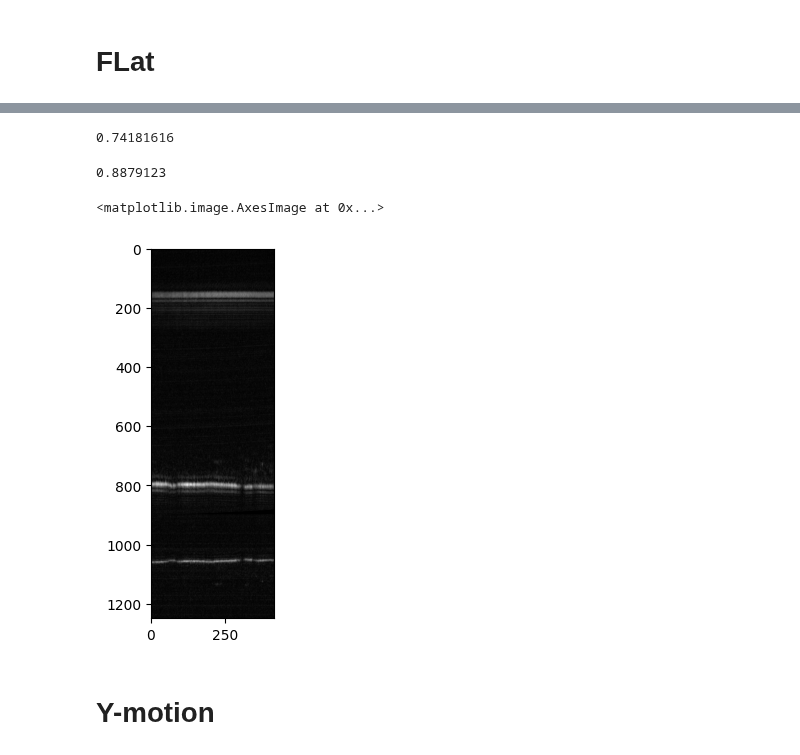
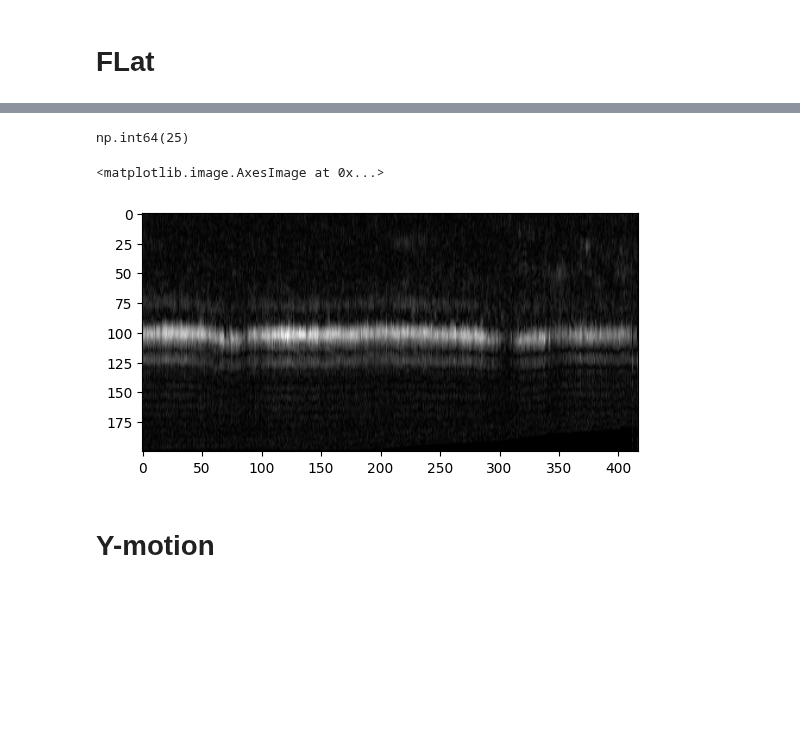
Before and after one commit to AKA2320/OCT_RA, a Jupyter notebook: Bifocal registration/pic3_FECD/bifocal_1.ipynb, the cells around one changed output, grey strips where cells are left out. Cells and saved outputs as stored; diff of their text form; code cells hidden in the pictures; blank space fills up the shorter version.

```diff
--- a/Bifocal registration/pic3_FECD/bifocal_1.ipynb
+++ b/Bifocal registration/pic3_FECD/bifocal_1.ipynb
@@ -85,0 +95,5 @@ print(np.mean(y_err_ncc[2:-2]))
+# %%
+static_flat = np.argmax(np.sum(original_data[:,UP:DOWN,:],axis=(0,1)))
+static_flat
+# %% [output]
+np.int64(25)
@@ -86,9 +142,10 @@ print(np.mean(y_err_ncc[2:-2]))
+# %%
+# UP,DOWN = 140,210
+tr_all = ants_all_tran_flat(original_data,UP,DOWN,static_flat)
+for i in tqdm(range(original_data.shape[2]),desc='warping'):
+    original_data[:,:DOWN,i]  = warp(original_data[:,:DOWN,i] ,AffineTransform(matrix=tr_all[i]),order=3)
 # %%
-mid = 900
-flat_err_ncc = []
-UP,DOWN = 100,250
-for i in tqdm(range(original_data.shape[2])):
-    flat_err_ncc.append(ncc(original_data[:,:mid,i],original_data[:,:mid,372])[0])
-print(np.mean(flat_err_ncc[2:-2]))
+# flat_err_ncc = []
+# for i in tqdm(range(original_data.shape[2])):
+#     flat_err_ncc.append(ncc(original_data[:,:mid,i],original_data[:,:mid,150])[0])
+# print(np.mean(flat_err_ncc[2:-2]))
-# %% [output]
-0.74181616
@@ -126,30 +152,7 @@ def ants_all_tran_flat(data,UP,DOWN):
-# %%
-n = original_data.shape[1]
-
-# finding the bright points in all images in standard interference
-temp_rotated_data = original_data[:,:n//2,:].transpose(2,1,0)
-nn = [np.argmax(np.sum(temp_rotated_data[i],axis=1)) for i in range(temp_rotated_data.shape[0])]
-tf_all_nn = np.tile(np.eye(3),(temp_rotated_data.shape[0],1,1))
-for i in range(tf_all_nn.shape[0]):
-    tf_all_nn[i] = np.dot(tf_all_nn[i],AffineTransform(translation=(-(nn[0]-nn[i]),0)))
-for i in tqdm(range(original_data.shape[2]),desc='warping'):
-    original_data[:,:mid,i]  = warp(original_data[:,:mid,i] ,AffineTransform(matrix=tf_all_nn[i]),order=3)
-# %%
-# UP,DOWN = 140,210
-tr_all = ants_all_tran_flat(original_data,UP,DOWN)
-for i in tqdm(range(original_data.shape[2]),desc='warping'):
-    original_data[:,:mid,i]  = warp(original_data[:,:mid,i] ,AffineTransform(matrix=tr_all[i]),order=3)
-# %%
-flat_err_ncc = []
-for i in tqdm(range(original_data.shape[2])):
-    flat_err_ncc.append(ncc(original_data[:,:mid,i],original_data[:,:mid,150])[0])
-print(np.mean(flat_err_ncc[2:-2]))
-# %% [output]
-0.8879123
 # %%
-plt.imshow(original_data[10,:,:],cmap='gray')
+plt.imshow(original_data[10,UP:DOWN,:],cmap='gray')
 # %% [output]
 <matplotlib.image.AxesImage at 0x...>
-[figure, old version]
+[figure, new version]
 # %% [markdown]
 # Y-motion
```
Also changed, not shown: parts of 17 cells of this notebook, 3 other files.
